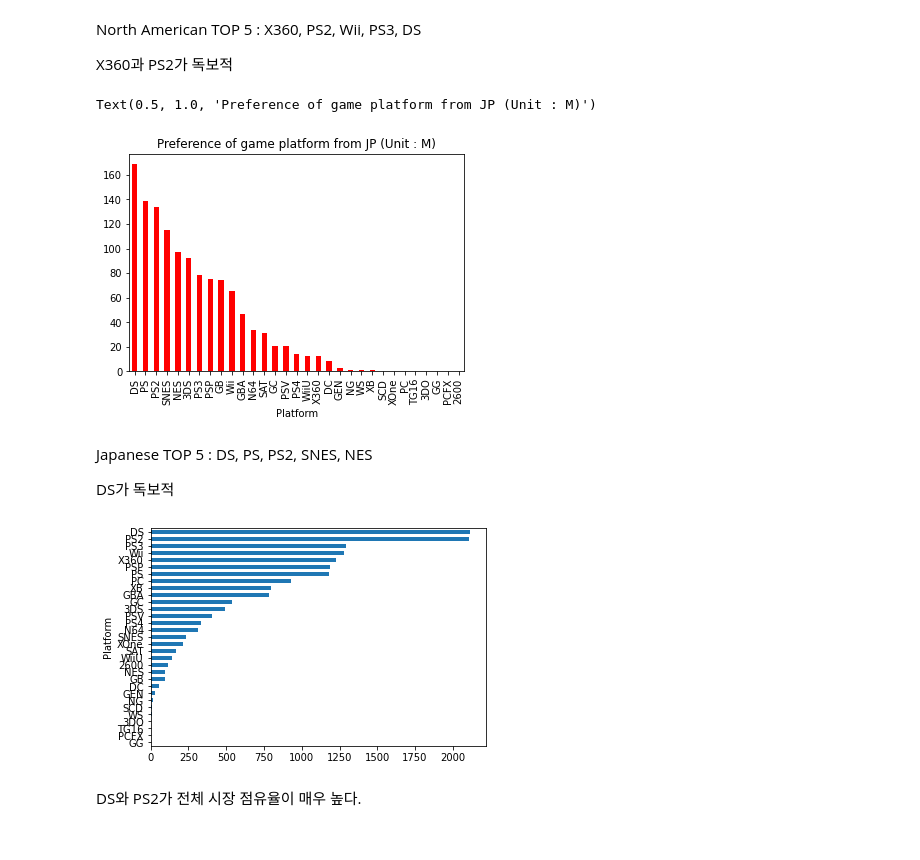
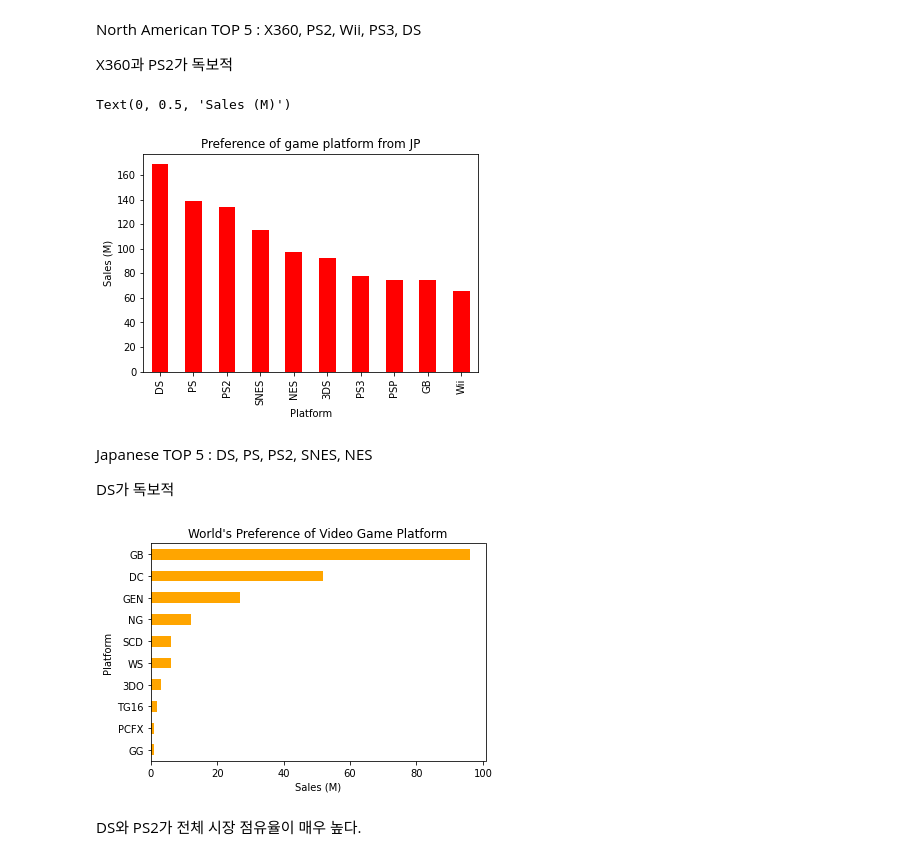
Before and after one commit to threegenie/vgames_project, a Jupyter notebook: game_data.ipynb, the cells around one changed output. Drawn from its saved outputs; the diff is of its cells as text; code cells hidden in the pictures.

```diff
--- a/game_data.ipynb
+++ b/game_data.ipynb
@@ -291,13 +302,16 @@ North American TOP 5 : X360, PS2, Wii, PS3, DS
 
 X360과 PS2가 독보적
 # %%
-#일본의 게임 플랫폼 선호도 - 매출액 비교
+#일본의 게임 플랫폼 선호도 - 매출액 top 10
 pf3 = pf.sort_values(by='JP_Sales',ascending=False)
+pf3 = pf3[0:10]
 pf3['JP_Sales'].plot(kind='bar',color='red')
-plt.title('Preference of game platform from JP (Unit : M)')
+plt.title('Preference of game platform from JP')
+plt.xlabel('Platform')
+plt.ylabel('Sales (M)')
 # %% [output]
-Text(0.5, 1.0, 'Preference of game platform from JP (Unit : M)')
+Text(0, 0.5, 'Sales (M)')
-[figure, old version]
+[figure, new version]
 # %% [markdown]
 Japanese TOP 5 : DS, PS, PS2, SNES, NES
 
@@ -305,11 +319,15 @@ DS가 독보적
 # %%
 #전체 지역 플랫폼별 선호도
 ptgr = pd.crosstab(df.Platform, df.Genre)
 ptgr_total = ptgr.sum(axis=1).sort_values(ascending=True)
+ptgr_top_10 = ptgr_total[0:10]
 plt.figure()
-ptgr_total.plot(kind='barh')
+ptgr_top_10.plot(kind='barh',color='orange')
+plt.xlabel('Sales (M)')
+plt.ylabel('Platform')
+plt.title('World\'s Preference of Video Game Platform')
 plt.show()
 # %% [output]
-[figure, old version]
+[figure, new version]
 # %% [markdown]
 DS와 PS2가 전체 시장 점유율이 매우 높다.
```
Also changed, not shown: parts of 10 cells of this notebook.
